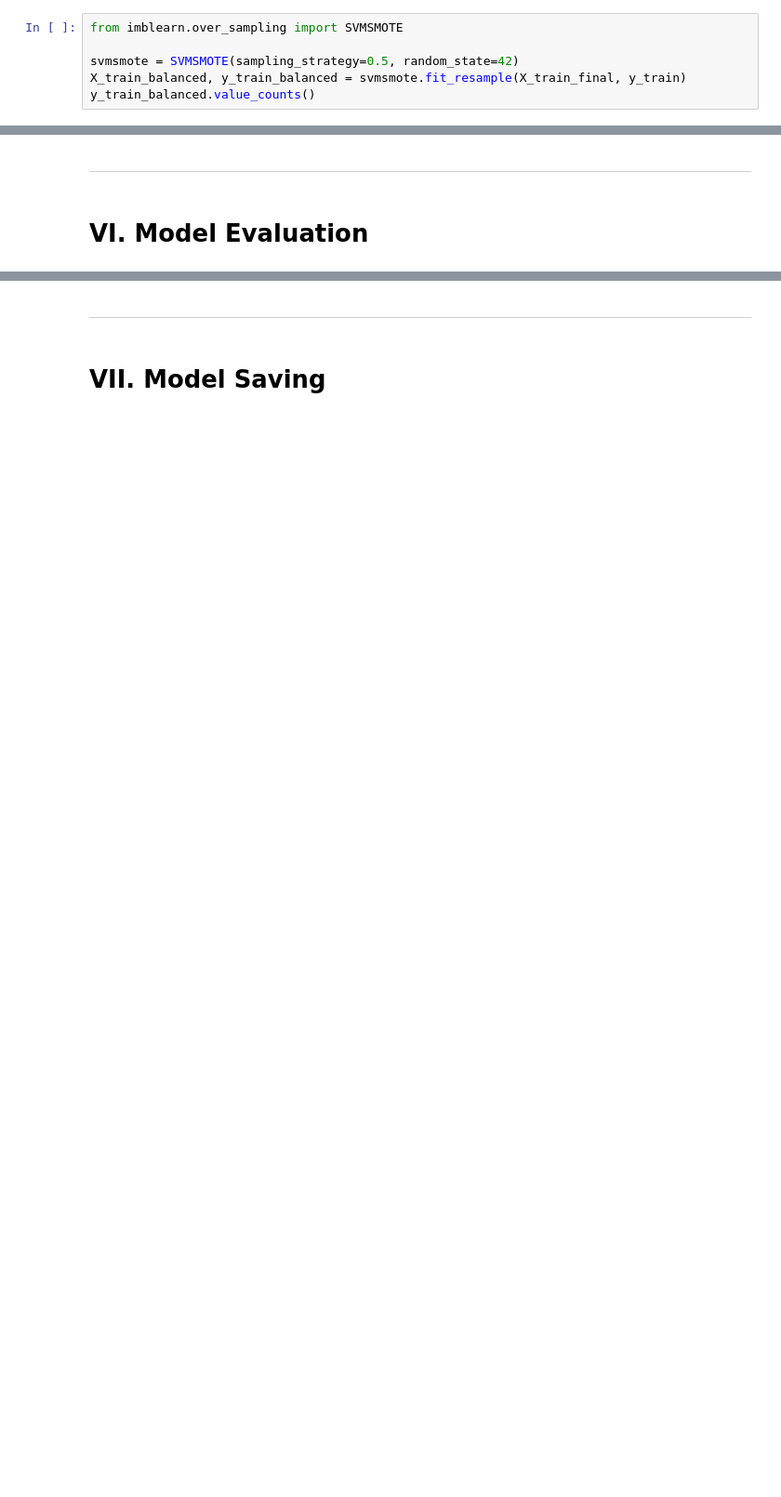
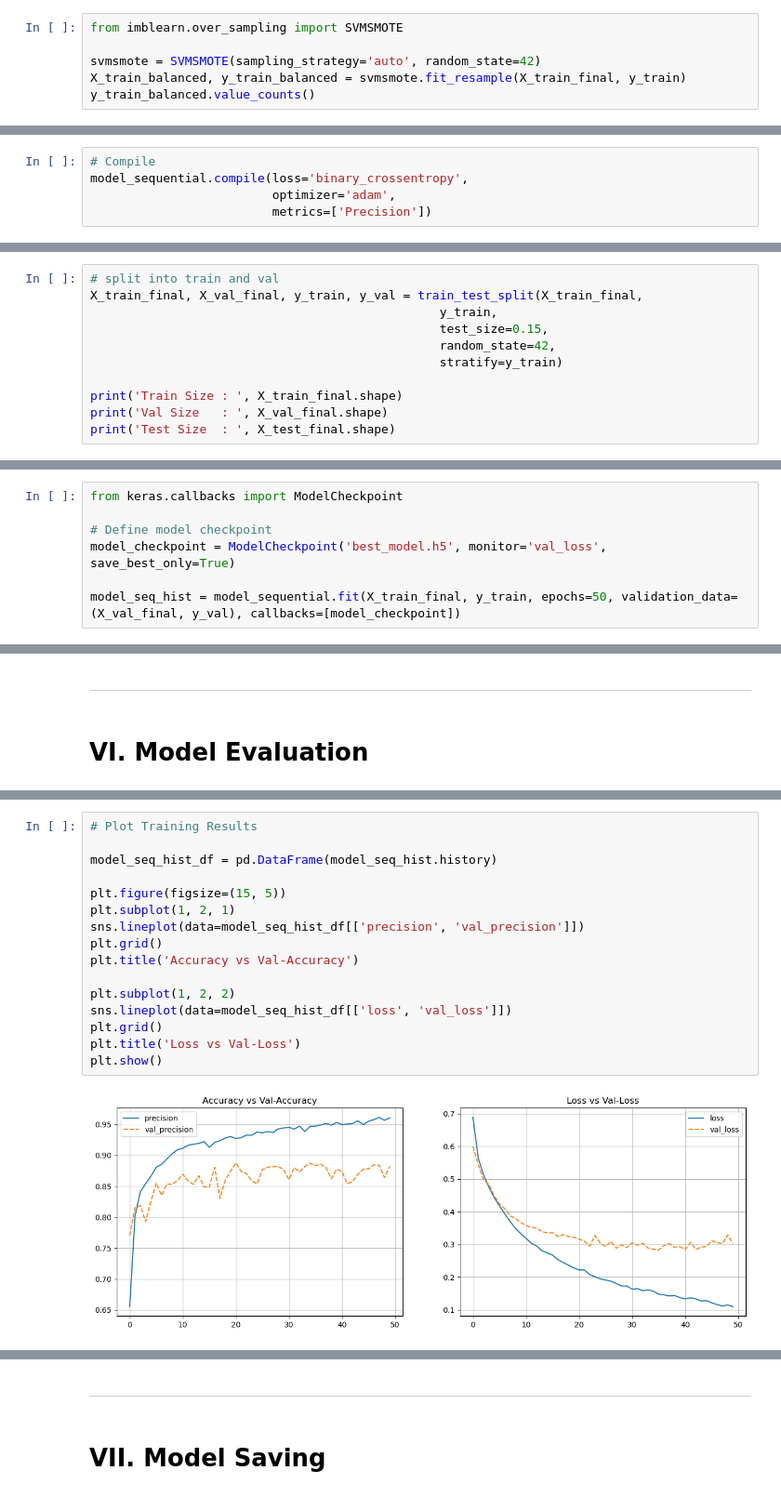
Before and after one commit to FTDS-assignment-bay/p2-final-project-ftds-002-sby-group-001, a Jupyter notebook: Classification.ipynb, the cells around one changed output, grey strips where cells are left out. Shown: that part at 93% size. Cells and saved outputs as stored; diff of their text form; blank space fills up the shorter version.

```diff
--- a/Classification.ipynb
+++ b/Classification.ipynb
@@ -403,7 +545,7 @@ X_test_final = np.concatenate([X_test_num_scaled, X_test_cat],axis=1)
 # %%
 from imblearn.over_sampling import SVMSMOTE
 
-svmsmote = SVMSMOTE(sampling_strategy=0.5, random_state=42)
+svmsmote = SVMSMOTE(sampling_strategy='auto', random_state=42)
 X_train_balanced, y_train_balanced = svmsmote.fit_resample(X_train_final, y_train)
 y_train_balanced.value_counts()
 # %% [output]
@@ -540,0 +717,5 @@ evaluate_model(bagging, 'bagging', X_train_final, y_train, X_test_final, y_test)
+# %%
+# Compile
+model_sequential.compile(loss='binary_crossentropy',
+                         optimizer='adam',
+                         metrics=['Precision'])
@@ -540,0 +743,11 @@ evaluate_model(bagging, 'bagging', X_train_final, y_train, X_test_final, y_test)
+# %%
+# split into train and val
+X_train_final, X_val_final, y_train, y_val = train_test_split(X_train_final,
+                                                y_train,
+                                                test_size=0.15,
+                                                random_state=42,
+                                                stratify=y_train)
+
+print('Train Size : ', X_train_final.shape)
+print('Val Size   : ', X_val_final.shape)
+print('Test Size  : ', X_test_final.shape)
@@ -540,0 +758,7 @@ evaluate_model(bagging, 'bagging', X_train_final, y_train, X_test_final, y_test)
+# %%
+from keras.callbacks import ModelCheckpoint
+
+# Define model checkpoint
+model_checkpoint = ModelCheckpoint('best_model.h5', monitor='val_loss', save_best_only=True)
+
+model_seq_hist = model_sequential.fit(X_train_final, y_train, epochs=50, validation_data=(X_val_final, y_val), callbacks=[model_checkpoint])
@@ -618,0 +924,18 @@ results_df
+# %%
+# Plot Training Results
+
+model_seq_hist_df = pd.DataFrame(model_seq_hist.history)
+
+plt.figure(figsize=(15, 5))
+plt.subplot(1, 2, 1)
+sns.lineplot(data=model_seq_hist_df[['precision', 'val_precision']])
+plt.grid()
+plt.title('Accuracy vs Val-Accuracy')
+
+plt.subplot(1, 2, 2)
+sns.lineplot(data=model_seq_hist_df[['loss', 'val_loss']])
+plt.grid()
+plt.title('Loss vs Val-Loss')
+plt.show()
+# %% [output]
+[figure, added]
```
Also changed, not shown: parts of 50 cells of this notebook, 5 other files.
